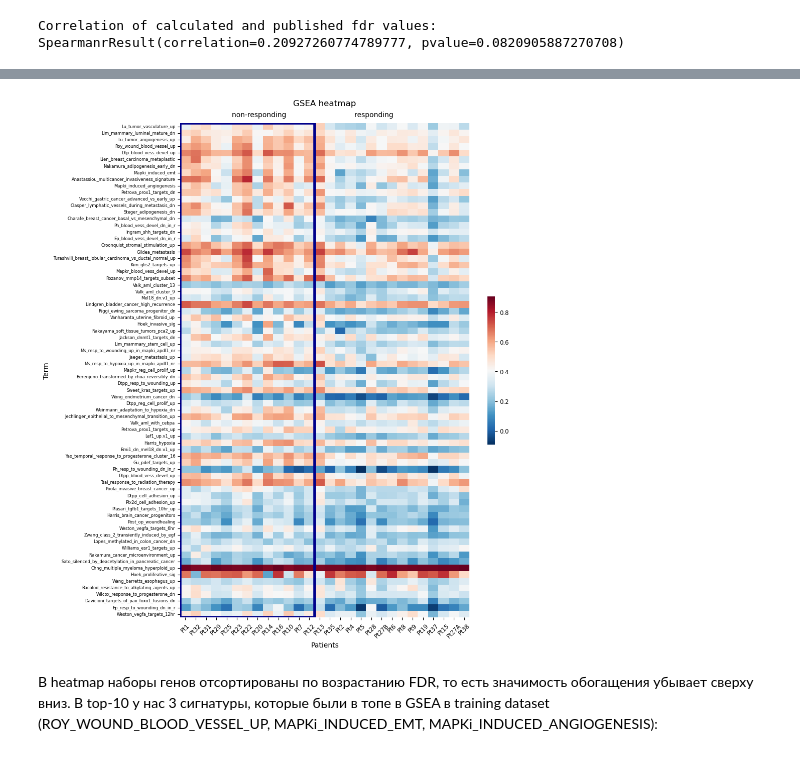
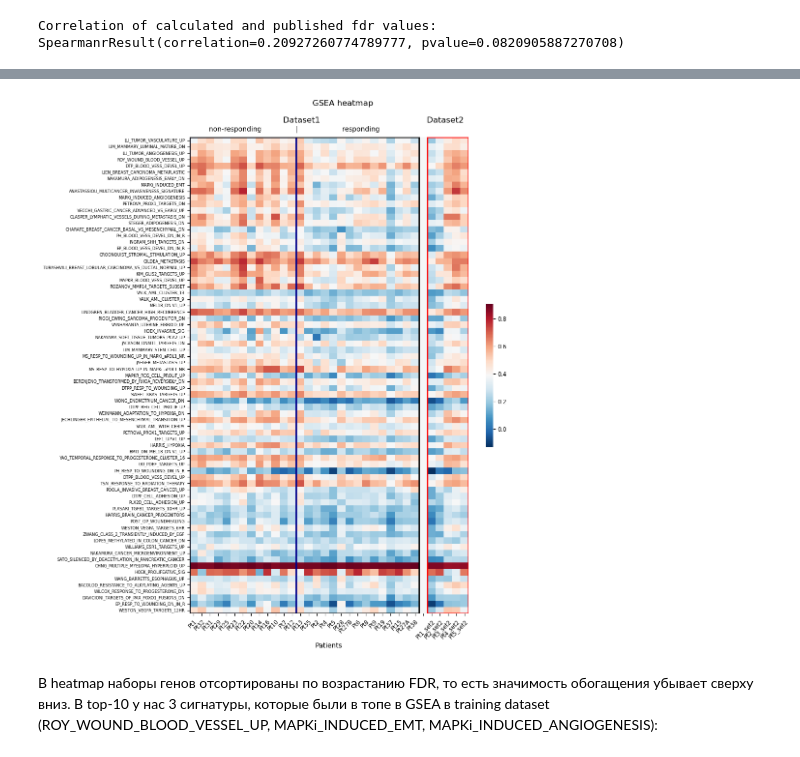
Before and after one commit to AlexNesm/BG-test, a Jupyter notebook: BostonGene test task.ipynb, the cells around one changed output, grey strips where cells are left out. Saved outputs shown, nothing was run; the diff lists cells and outputs as text; code cells hidden in the pictures.

```diff
--- a/BostonGene test task.ipynb
+++ b/BostonGene test task.ipynb
@@ -456,0 +453,8 @@ ssgsea_train_set.to_excel('interim/ssgsea_set1.xlsx')
+# %%
+gene_expression_set2_baseline = gene_expression_set2[['Pt1-baseline', 'Pt2-baseline', 'Pt3-baseline', 'Pt4-baseline', 'Pt5-baseline']]
+gene_expression_set2_baseline_expressed = filter_by_expression(gene_expression_set2_baseline)
+
+gene_expression_set2_baseline_expressed.columns = gene_expression_set2_baseline_expressed.columns.str.replace('-.*?$', '_set2', regex = True)
+
+ssgsea_set2 = ssgsea(gene_expression_set2_baseline_expressed, 'interim/gene_sets.gmt').res2d
+ssgsea_set2.to_excel('interim/ssgsea_set2.xlsx')
@@ -460,33 +467,42 @@ ssgsea_train_set.to_excel('interim/ssgsea_set1.xlsx')
-# %%
-from matplotlib import patches
-
-phenotype_set1_ordered_response = phenotype_set1.sort_values('has_response')
-sample_order = phenotype_set1_ordered_response['title']
-
-gsea_stats_table = pd.read_excel('interim/gsea_set1.xlsx', index_col=0)
-gsea_stats_table = gsea_stats_table.sort_values('fdr')
-
-ssgsea_train_set = pd.read_excel('interim/ssgsea_set1.xlsx', index_col=0)
-ssgsea_train_set_ordered = ssgsea_train_set.loc[gsea_stats_table.index,sample_order]
-ssgsea_train_set_ordered.index = ssgsea_train_set_ordered.index.str.capitalize()
-
-fig, ax = plt.subplots(figsize=(12,12))
-sns.heatmap(ssgsea_train_set_ordered, cbar_kws={"shrink": .3}, cmap="RdBu_r")
-
-rect_width = sum(phenotype_set1_ordered_response['has_response'] == 0)
-ax.add_patch(patches.Rectangle((0, 0), rect_width, ssgsea_train_set_ordered.shape[0], edgecolor='darkblue', fill=False, lw=4))
-
-plt.title('GSEA heatmap', size = 12)
-plt.subplots_adjust(left=0.3, top=0.93)
-plt.xticks(rotation=45, va = 'top')
-plt.yticks(size=6)
-mpl.rcParams['axes.titlepad'] = 25
-plt.suptitle('non-responding                               responding',
-             y=0.95, size = 10, x = 0.52)
-plt.xlabel('Patients')
-plt.show()
-# %% [output]
-[figure, removed]
+# %%
+from matplotlib import patches
+
+phenotype_set1_ordered_response = phenotype_set1.sort_values('has_response')
+sample_order = phenotype_set1_ordered_response['title']
+
+#gsea_stats_table = pd.read_excel('interim/gsea_set1.xlsx', index_col=0)
+gsea_stats_table = gsea_stats_table.sort_values('fdr')
+
+#ssgsea_train_set = pd.read_excel('interim/ssgsea_set1.xlsx', index_col=0)
+ssgsea_train_set_ordered = ssgsea_train_set.loc[gsea_stats_table.index,sample_order]
+#ssgsea_train_set_ordered.index = ssgsea_train_set_ordered.index.str.capitalize()
+
+dummy_table = pd.DataFrame({' ':0.38}, index = ssgsea_train_set_ordered.index)
+
+ssgsea_both = pd.merge(ssgsea_train_set_ordered, dummy_table, left_index = True, right_index = True)
+ssgsea_both = pd.merge(ssgsea_both, ssgsea_set2, left_index = True, right_index = True)
+
+fig, ax = plt.subplots(figsize=(12,12))
+sns.heatmap(ssgsea_both, cbar_kws={"shrink": .3}, cmap="RdBu_r")
+
+rect_width = sum(phenotype_set1_ordered_response['has_response'] == 0)
+ax.add_patch(patches.Rectangle((0, 0), rect_width, ssgsea_train_set_ordered.shape[0], edgecolor='darkblue', fill=False, lw=2))
+ax.add_patch(patches.Rectangle((29, 0), 5, ssgsea_train_set_ordered.shape[0], edgecolor='red', fill=False, lw=2))
+ax.add_patch(patches.Rectangle((0, 0), 28, ssgsea_train_set_ordered.shape[0], edgecolor='black', fill=False, lw=2))
+
+plt.title('GSEA heatmap           \n \n \
+            Dataset1                                          Dataset2', size = 12, x = 0.60)
+plt.subplots_adjust(left=0.3, top=0.93)
+plt.xticks(rotation=45, ha='right', rotation_mode='anchor')
+
+plt.yticks(size=6)
+mpl.rcParams['axes.titlepad'] = 25
+plt.suptitle('non-responding                |                     responding',
+             y=0.95, size = 10, x = 0.48)
+plt.xlabel('Patients')
+plt.show()
+# %% [output]
+[figure, added]
 # %% [markdown]
 В heatmap наборы генов отсортированы по возрастанию FDR, то есть значимость обогащения убывает сверху вниз. В top-10 у нас 3 сигнатуры, которые были в топе в GSEA в training dataset (ROY_WOUND_BLOOD_VESSEL_UP, MAPKi_INDUCED_EMT, MAPKi_INDUCED_ANGIOGENESIS):
 # %%
```
Also changed, not shown: parts of 39 cells of this notebook, 3 other files.
